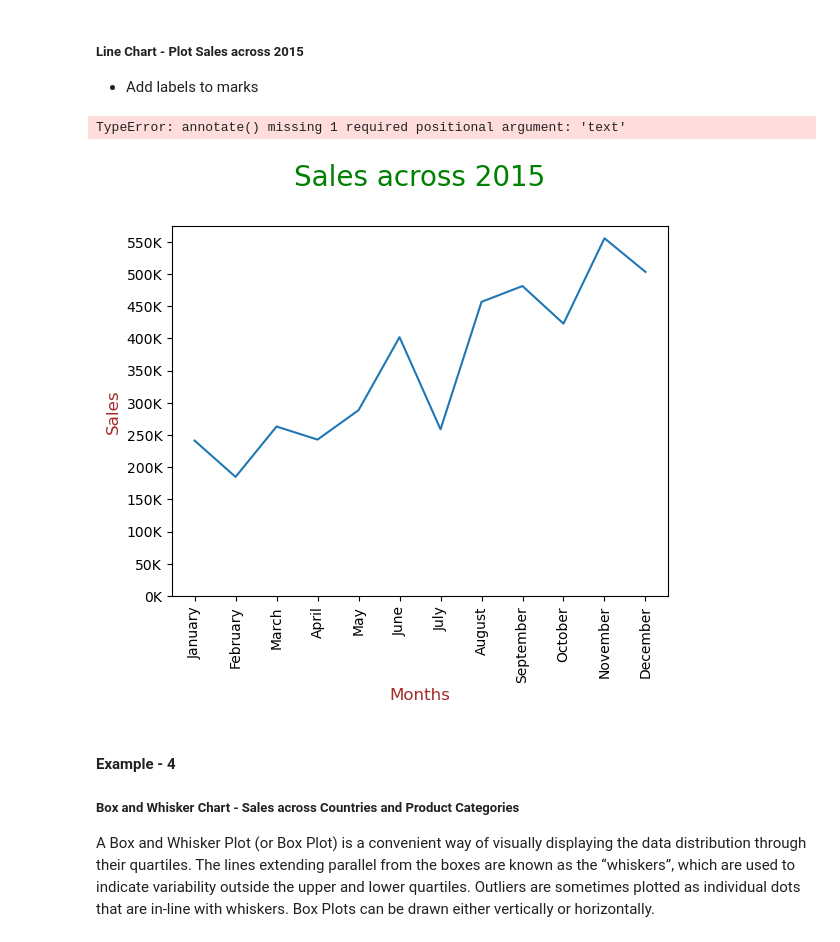
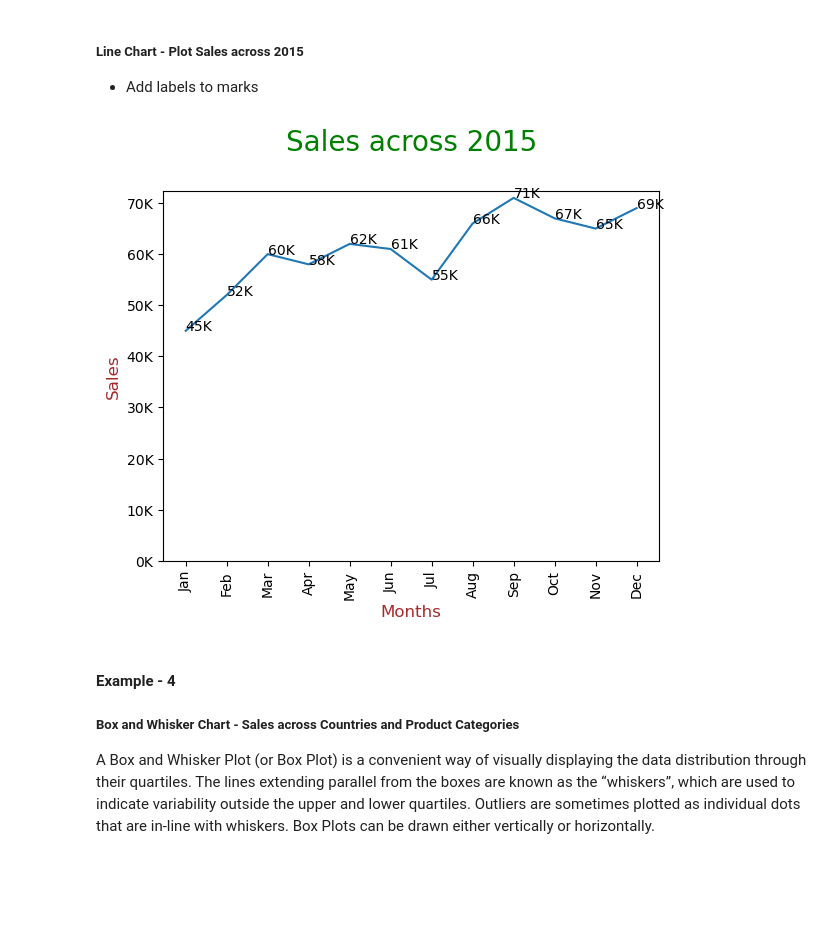
Before and after one commit to Nishanthfiona/DataScience, a Jupyter notebook: Upgrad/Course_1_Datatoolkit/Matplotlib Code along.ipynb, the cells around one changed output. Drawn from its saved outputs; the diff is of its cells as text; code cells hidden in the pictures; blank space fills up the shorter version.

```diff
--- a/Upgrad/Course_1_Datatoolkit/Matplotlib Code along.ipynb
+++ b/Upgrad/Course_1_Datatoolkit/Matplotlib Code along.ipynb
@@ -196,28 +196,34 @@ plt.show()
 
 - Add labels to marks
 # %%
+import matplotlib.pyplot as plt
+import numpy as np
+
+# Sample data
+months = ['Jan', 'Feb', 'Mar', 'Apr', 'May', 'Jun', 'Jul', 'Aug', 'Sep', 'Oct', 'Nov', 'Dec']
+sales = [45000, 52000, 60000, 58000, 62000, 61000, 55000, 66000, 71000, 67000, 65000, 69000]
+
 plt.plot(months, sales)
 
 # Adding and formatting title
 plt.title("Sales across 2015\n", fontdict={'fontsize': 20, 'fontweight' : 5, 'color' : 'Green'})
 
 # Labeling Axes
 plt.xlabel("Months", fontdict={'fontsize': 12, 'fontweight' : 5, 'color' : 'Brown'})
 plt.ylabel("Sales", fontdict={'fontsize': 12, 'fontweight' : 5, 'color' : 'Brown'} )
 
-ticks = np.arange(0, 600000, 50000)
+ticks = np.arange(0, 80000, 10000)
 labels = ["{}K".format(i//1000) for i in ticks]
 plt.yticks(ticks, labels)
 
 plt.xticks(rotation=90)
 
 for xy in zip(months, sales):
-    plt.annotate(s = "{}K".format(xy[1]//1000), xy = xy,  textcoords='data')
+    plt.annotate(text="{}K".format(xy[1]//1000), xy=xy, textcoords='data')
 
 plt.show()
 # %% [output]
-TypeError: annotate() missing 1 required positional argument: 'text'
-[figure, old version]
+[figure, new version]
 # %% [markdown]
 <h4 style = "color : Sky blue"> Example - 4</h4>
 
```
Also changed, not shown: 3 other files.
